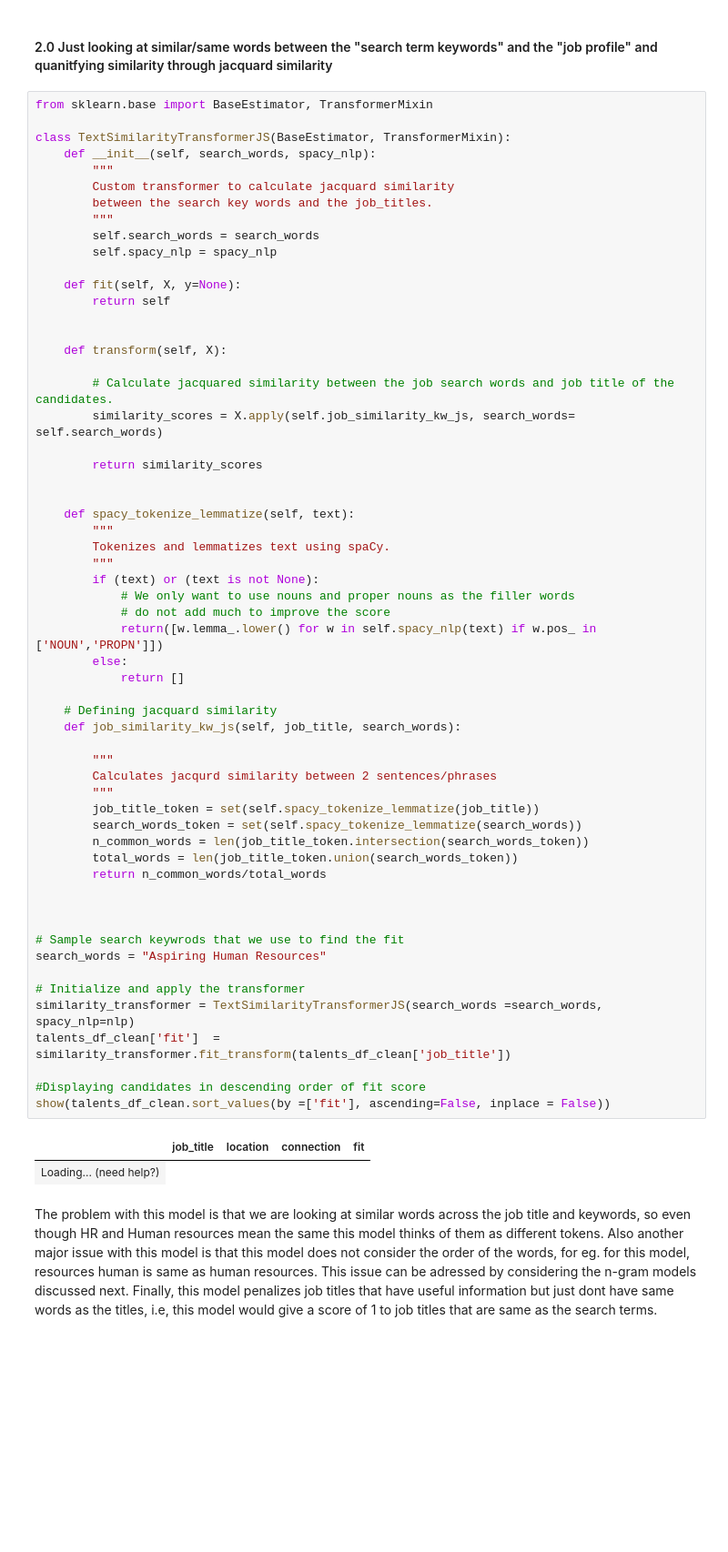
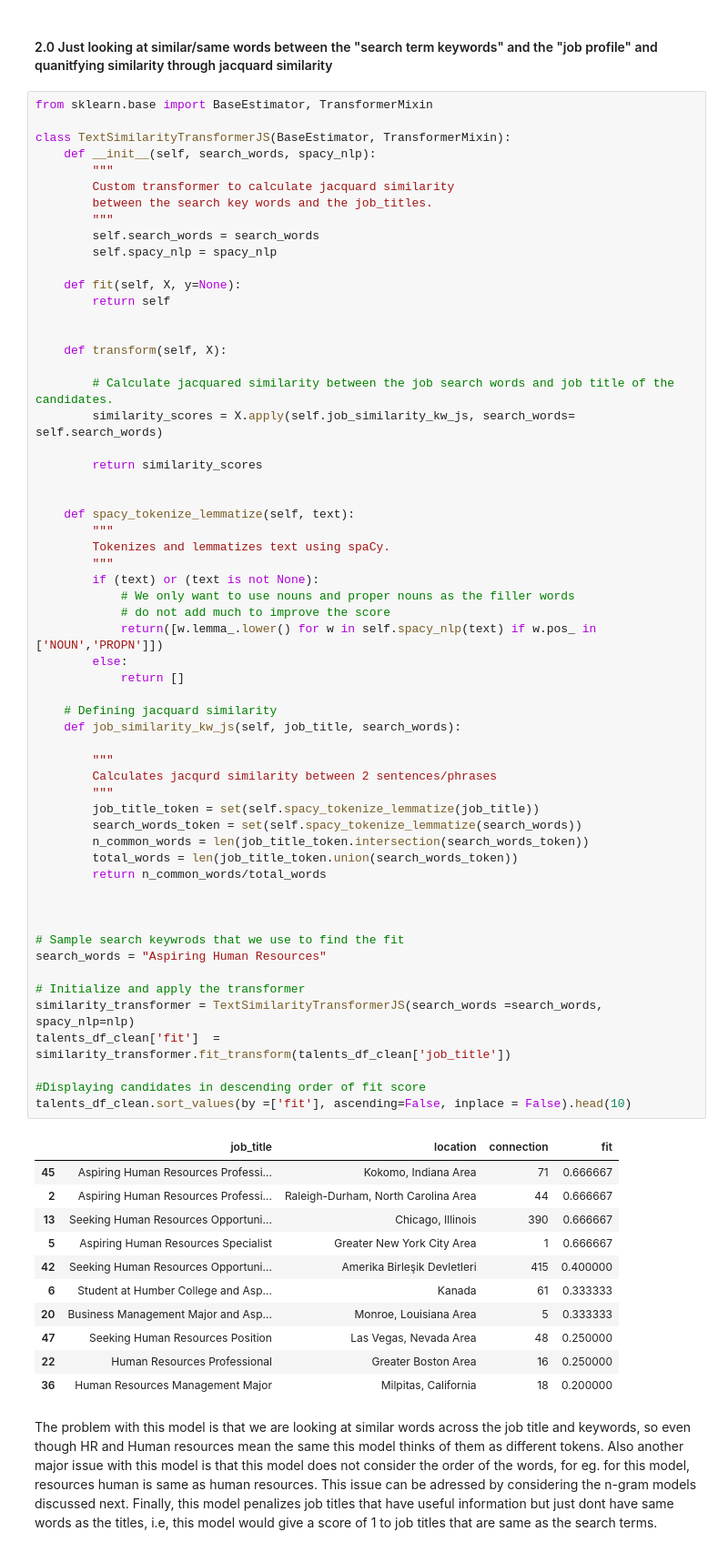
Before and after one commit to pradlanka/Apziva, a Jupyter notebook: aFBAMWTp3ZsqgUXd/potential_talents.ipynb, the cells around one changed output. Shown: that part at 91% size. Drawn from its saved outputs; the diff is of its cells as text; blank space fills up the shorter version.

```diff
--- a/aFBAMWTp3ZsqgUXd/potential_talents.ipynb
+++ b/aFBAMWTp3ZsqgUXd/potential_talents.ipynb
@@ -132,35 +149,44 @@ class TextSimilarityTransformerJS(BaseEstimator, TransformerMixin):
             # We only want to use nouns and proper nouns as the filler words
             # do not add much to improve the score
             return([w.lemma_.lower() for w in self.spacy_nlp(text) if w.pos_ in ['NOUN','PROPN']])
         else:
             return []
 
     # Defining jacquard similarity
     def job_similarity_kw_js(self, job_title, search_words):
 
         """
         Calculates jacqurd similarity between 2 sentences/phrases
         """
         job_title_token = set(self.spacy_tokenize_lemmatize(job_title))
         search_words_token = set(self.spacy_tokenize_lemmatize(search_words))
         n_common_words = len(job_title_token.intersection(search_words_token))
         total_words = len(job_title_token.union(search_words_token))
         return n_common_words/total_words
 
 
 
 # Sample search keywrods that we use to find the fit
 search_words = "Aspiring Human Resources"
 
 # Initialize and apply the transformer
 similarity_transformer = TextSimilarityTransformerJS(search_words =search_words,  spacy_nlp=nlp)
 talents_df_clean['fit']  = similarity_transformer.fit_transform(talents_df_clean['job_title'])
 
 #Displaying candidates in descending order of fit score
-show(talents_df_clean.sort_values(by =['fit'], ascending=False, inplace = False))
+talents_df_clean.sort_values(by =['fit'], ascending=False, inplace = False).head(10)
 # %% [output]
 |  | job_title | location | connection | fit |
-| Loading... (need help?) |
+| 45 | Aspiring Human Resources Professi... | Kokomo, Indiana Area | 71 | 0.666667 |
+| 2 | Aspiring Human Resources Professi... | Raleigh-Durham, North Carolina Area | 44 | 0.666667 |
+| 13 | Seeking Human Resources Opportuni... | Chicago, Illinois | 390 | 0.666667 |
+| 5 | Aspiring Human Resources Specialist | Greater New York City Area | 1 | 0.666667 |
+| 42 | Seeking Human Resources Opportuni... | Amerika Birleşik Devletleri | 415 | 0.400000 |
+| 6 | Student at Humber College and Asp... | Kanada | 61 | 0.333333 |
+| 20 | Business Management Major and Asp... | Monroe, Louisiana Area | 5 | 0.333333 |
+| 47 | Seeking Human Resources Position | Las Vegas, Nevada Area | 48 | 0.250000 |
+| 22 | Human Resources Professional | Greater Boston Area | 16 | 0.250000 |
+| 36 | Human Resources Management Major | Milpitas, California | 18 | 0.200000 |
 # %% [markdown]
 The problem with this model is that we are looking at similar words across the job title and keywords, so even though HR and Human resources mean the same this model thinks of them as different tokens. Also another major issue with this model is that this model does not consider the order of the words, for eg. for this model, resources human is same as human resources. This issue can be adressed by considering the n-gram models discussed next. Finally, this model penalizes job titles that have useful information but just dont have same words as the titles, i.e, this model would give a score of 1 to job titles that are same as the search terms.
 # %% [markdown]
```
Also changed, not shown: parts of 10 cells of this notebook, 1 other file.
